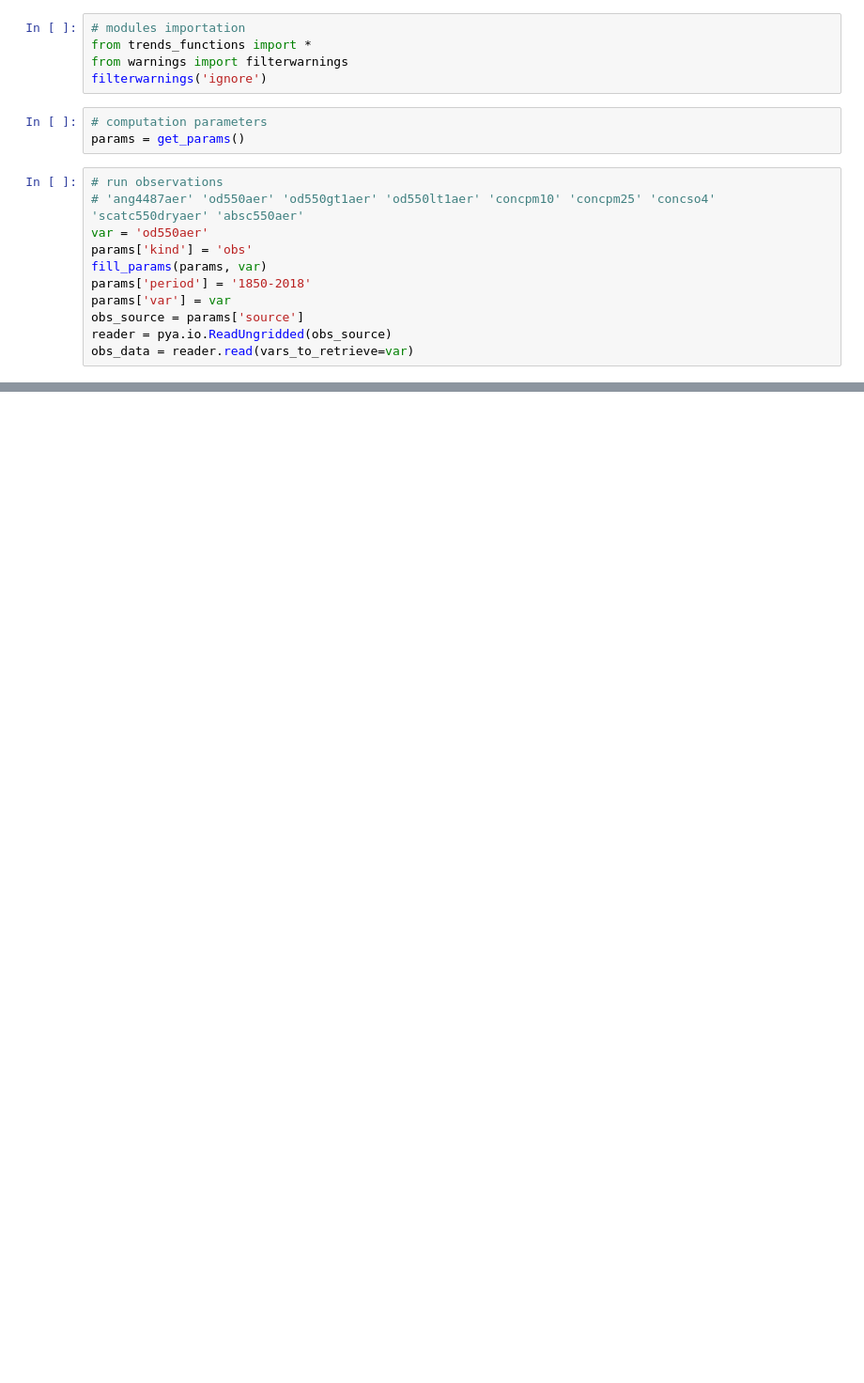
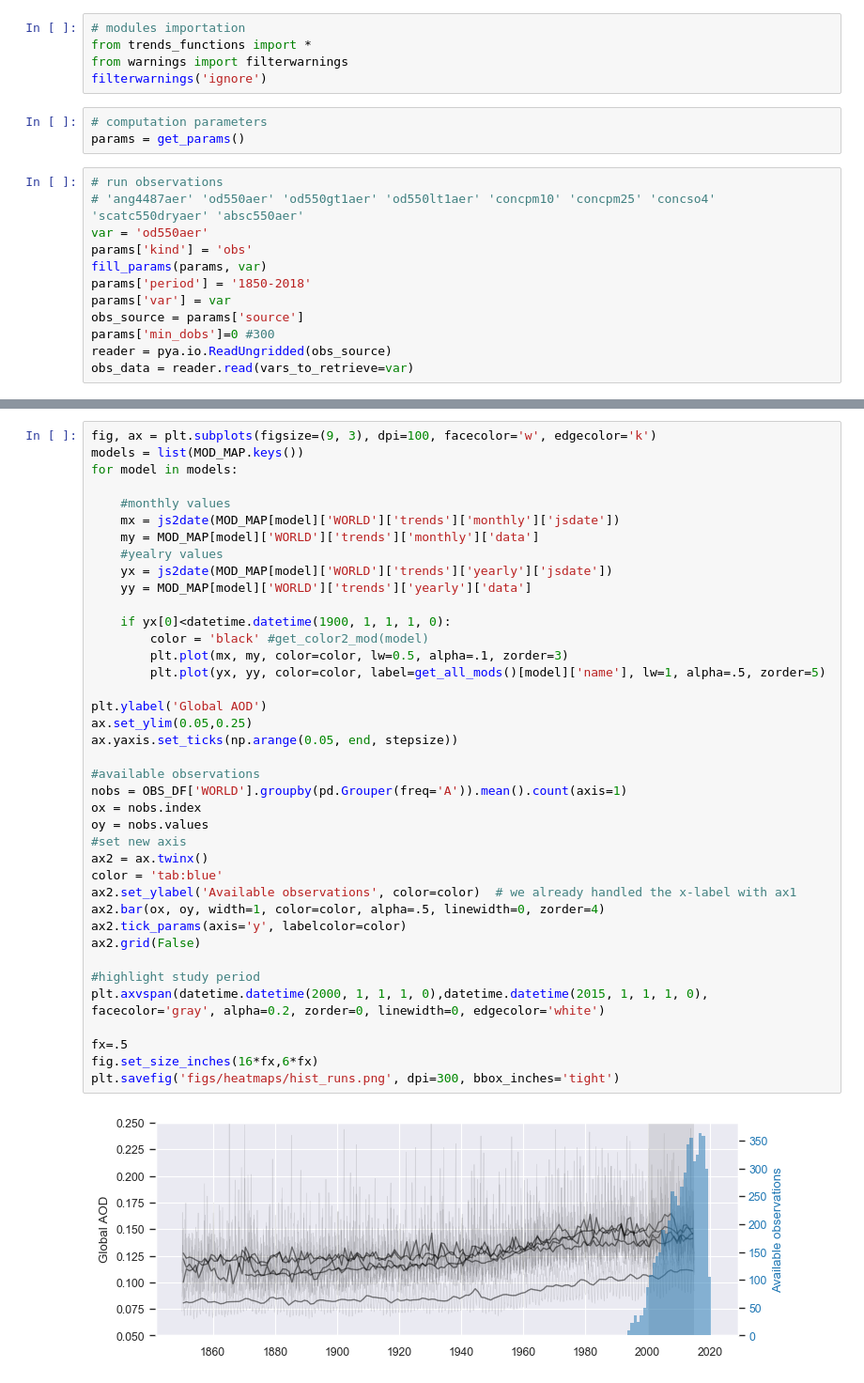
Before and after one commit to AugustinMortier/aerosol_trends, a Jupyter notebook: scripts/hist_trends.ipynb, the cells around one changed output, grey strips where cells are left out. Shown at 94% size. Cells and saved outputs as stored; diff of their text form; blank space fills up the shorter version.

Commit message:
add hist run figure

```diff
--- a/scripts/hist_trends.ipynb
+++ b/scripts/hist_trends.ipynb
@@ -15,6 +15,7 @@ fill_params(params, var)
 params['period'] = '1850-2018'
 params['var'] = var
 obs_source = params['source']
+params['min_dobs']=0 #300
 reader = pya.io.ReadUngridded(obs_source)
 obs_data = reader.read(vars_to_retrieve=var)
 # %%
@@ -514,0 +142,41 @@ WORLD 2000-2018 -0.99 1.6
+# %%
+fig, ax = plt.subplots(figsize=(9, 3), dpi=100, facecolor='w', edgecolor='k')
+models = list(MOD_MAP.keys())
+for model in models:
+
+    #monthly values
+    mx = js2date(MOD_MAP[model]['WORLD']['trends']['monthly']['jsdate'])
+    my = MOD_MAP[model]['WORLD']['trends']['monthly']['data']
+    #yealry values
+    yx = js2date(MOD_MAP[model]['WORLD']['trends']['yearly']['jsdate'])
+    yy = MOD_MAP[model]['WORLD']['trends']['yearly']['data']
+
+    if yx[0]<datetime.datetime(1900, 1, 1, 1, 0):
+        color = 'black' #get_color2_mod(model)
+        plt.plot(mx, my, color=color, lw=0.5, alpha=.1, zorder=3)
+        plt.plot(yx, yy, color=color, label=get_all_mods()[model]['name'], lw=1, alpha=.5, zorder=5)
+
+plt.ylabel('Global AOD')
+ax.set_ylim(0.05,0.25)
+ax.yaxis.set_ticks(np.arange(0.05, end, stepsize))
+
+#available observations
+nobs = OBS_DF['WORLD'].groupby(pd.Grouper(freq='A')).mean().count(axis=1)
+ox = nobs.index
+oy = nobs.values
+#set new axis
+ax2 = ax.twinx()
+color = 'tab:blue'
+ax2.set_ylabel('Available observations', color=color)  # we already handled the x-label with ax1
+ax2.bar(ox, oy, width=1, color=color, alpha=.5, linewidth=0, zorder=4)
+ax2.tick_params(axis='y', labelcolor=color)
+ax2.grid(False)
+
+#highlight study period
+plt.axvspan(datetime.datetime(2000, 1, 1, 1, 0),datetime.datetime(2015, 1, 1, 1, 0), facecolor='gray', alpha=0.2, zorder=0, linewidth=0, edgecolor='white')
+
+fx=.5
+fig.set_size_inches(16*fx,6*fx)
+plt.savefig('figs/heatmaps/hist_runs.png', dpi=300, bbox_inches='tight')
+# %% [output]
+[figure, added]
```
Also changed, not shown: parts of 7 cells of this notebook, 3 other files.
